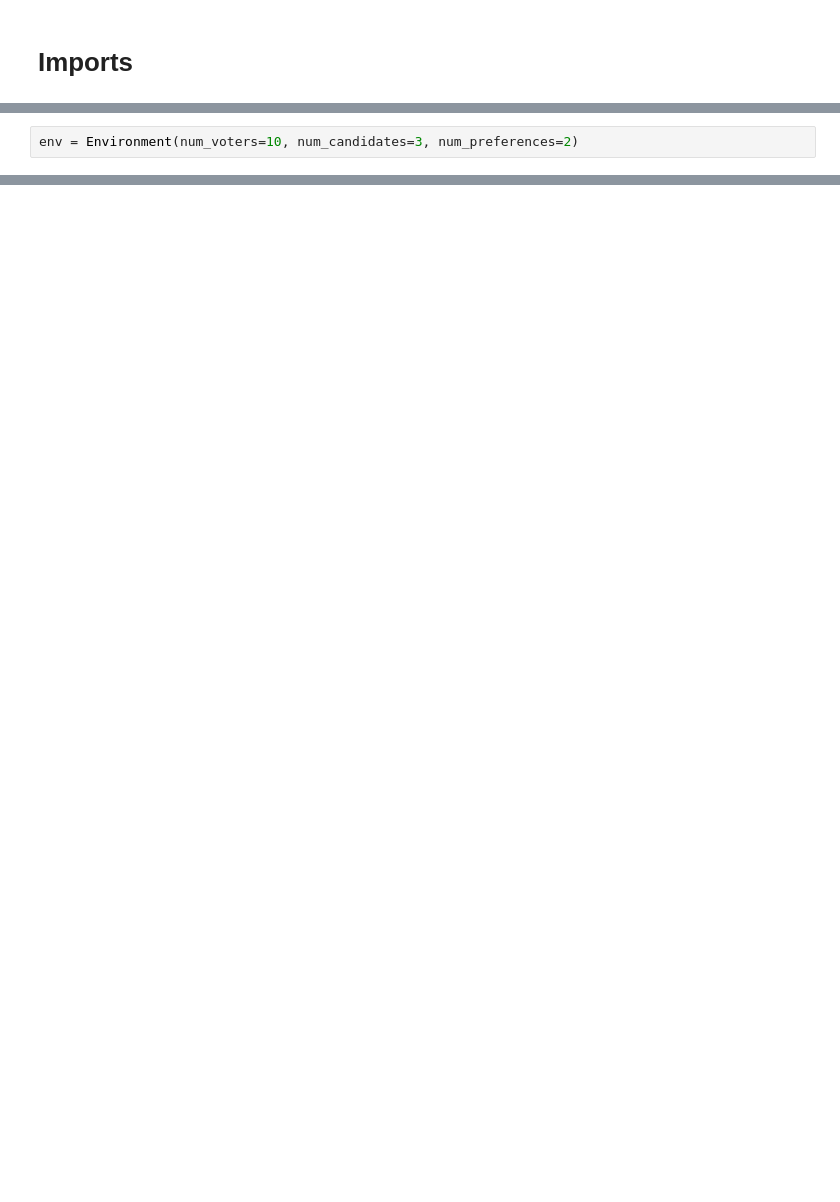
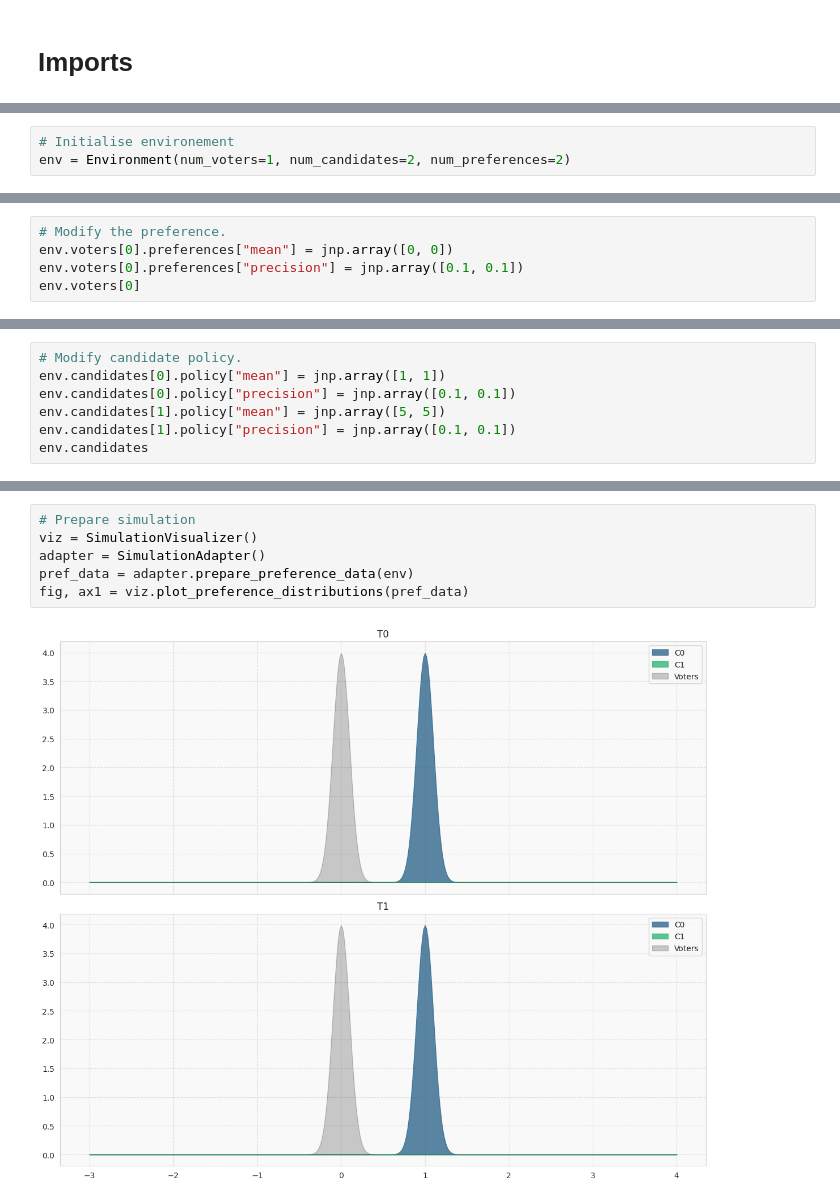
Before and after one commit to centre-for-humanities-computing/european-city-inference, a Jupyter notebook: notebooks/choice_tutorial.ipynb, the cells around one changed output, grey strips where cells are left out. Drawn from its saved outputs; the diff is of its cells as text; blank space fills up the shorter version.

```diff
--- a/notebooks/choice_tutorial.ipynb
+++ b/notebooks/choice_tutorial.ipynb
@@ -19,2 +24,3 @@ The autoreload extension is already loaded. To reload it, use:
 # %%
-env = Environment(num_voters=10, num_candidates=3, num_preferences=2)
+# Initialise environement
+env = Environment(num_voters=1, num_candidates=2, num_preferences=2)
@@ -25,0 +33,5 @@ env.initialize_network()
+# %%
+# Modify the preference.
+env.voters[0].preferences["mean"] = jnp.array([0, 0])
+env.voters[0].preferences["precision"] = jnp.array([0.1, 0.1])
+env.voters[0]
@@ -25,0 +40,7 @@ env.initialize_network()
+# %%
+# Modify candidate policy.
+env.candidates[0].policy["mean"] = jnp.array([1, 1])
+env.candidates[0].policy["precision"] = jnp.array([0.1, 0.1])
+env.candidates[1].policy["mean"] = jnp.array([5, 5])
+env.candidates[1].policy["precision"] = jnp.array([0.1, 0.1])
+env.candidates
@@ -47 +66,9 @@ all_agent_data
+# %%
+# Prepare simulation
+viz = SimulationVisualizer()
+adapter = SimulationAdapter()
+pref_data = adapter.prepare_preference_data(env)
+fig, ax1 = viz.plot_preference_distributions(pref_data)
+# %% [output]
+[figure, added]
 # %%
```
Also changed, not shown: parts of 17 cells of this notebook, 18 other files.
